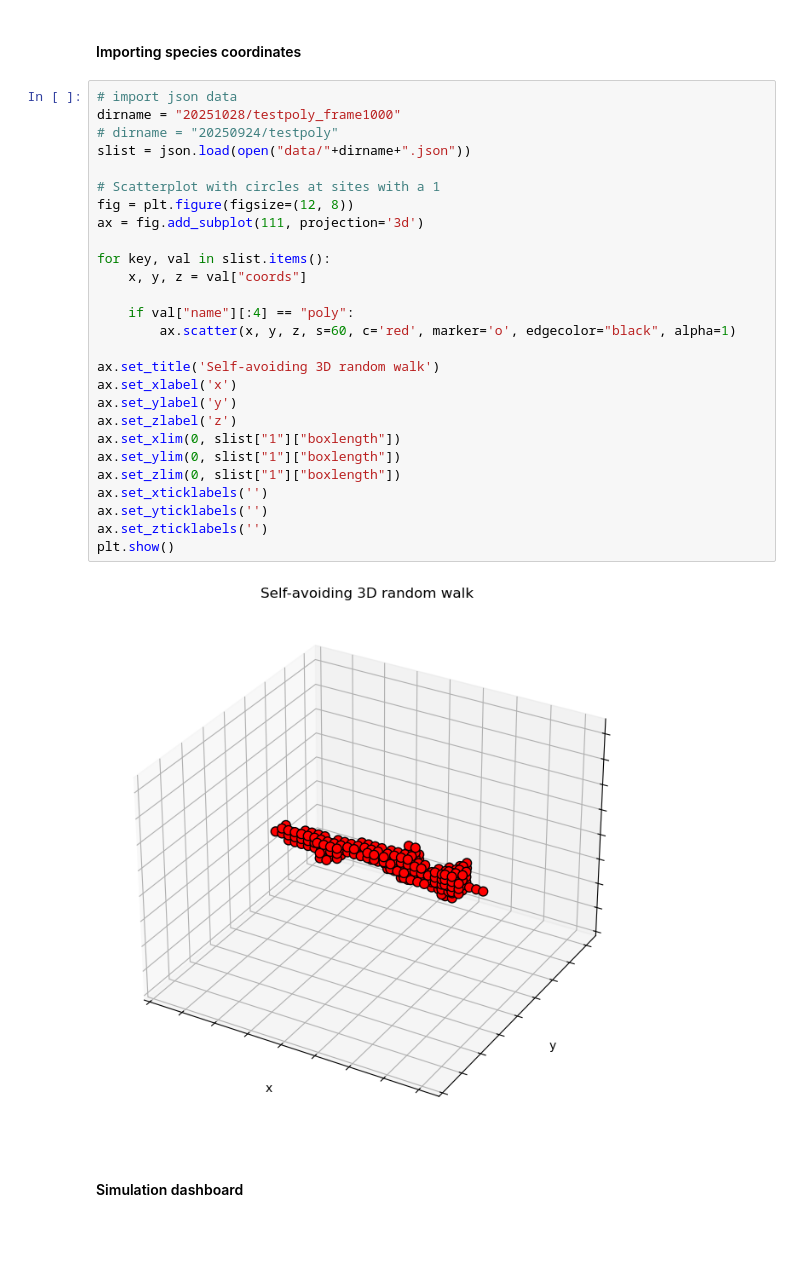
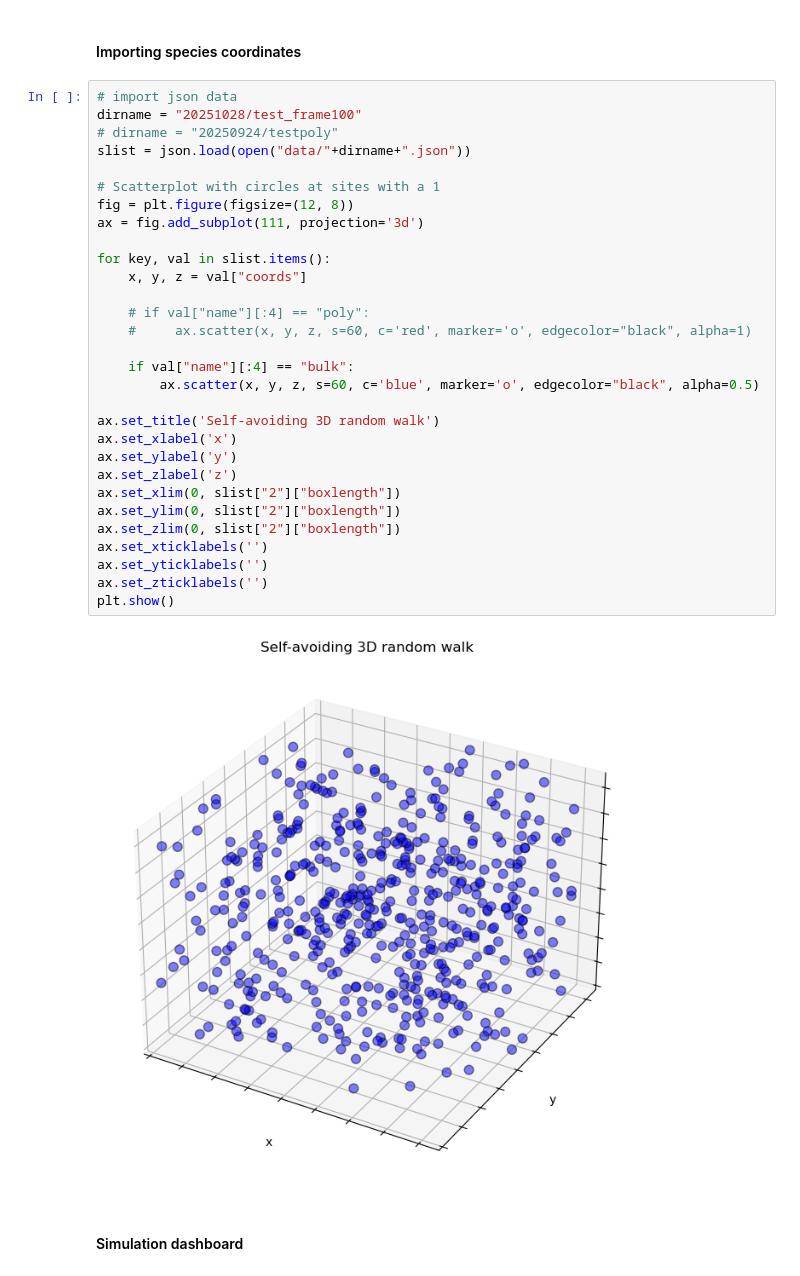
Before and after one commit to ta-rekt/Droplet, a Jupyter notebook: viz.ipynb, the cells around one changed output. Cells and saved outputs as stored; diff of their text form; blank space fills up the shorter version.

Commit message:
smell tests pass on bulk move

```diff
--- a/viz.ipynb
+++ b/viz.ipynb
@@ -50,33 +50,36 @@ plt.show()
 #### Importing species coordinates
 # %%
 # import json data
-dirname = "20251028/testpoly_frame1000"
+dirname = "20251028/test_frame100"
 # dirname = "20250924/testpoly"
 slist = json.load(open("data/"+dirname+".json"))
 
 # Scatterplot with circles at sites with a 1
 fig = plt.figure(figsize=(12, 8))
 ax = fig.add_subplot(111, projection='3d')
 
 for key, val in slist.items():
     x, y, z = val["coords"]
 
-    if val["name"][:4] == "poly":
-        ax.scatter(x, y, z, s=60, c='red', marker='o', edgecolor="black", alpha=1)
+    # if val["name"][:4] == "poly":
+    #     ax.scatter(x, y, z, s=60, c='red', marker='o', edgecolor="black", alpha=1)
+
+    if val["name"][:4] == "bulk":
+        ax.scatter(x, y, z, s=60, c='blue', marker='o', edgecolor="black", alpha=0.5)
 
 ax.set_title('Self-avoiding 3D random walk')
 ax.set_xlabel('x')
 ax.set_ylabel('y')
 ax.set_zlabel('z')
-ax.set_xlim(0, slist["1"]["boxlength"])
-ax.set_ylim(0, slist["1"]["boxlength"])
-ax.set_zlim(0, slist["1"]["boxlength"])
+ax.set_xlim(0, slist["2"]["boxlength"])
+ax.set_ylim(0, slist["2"]["boxlength"])
+ax.set_zlim(0, slist["2"]["boxlength"])
 ax.set_xticklabels('')
 ax.set_yticklabels('')
 ax.set_zticklabels('')
 plt.show()
 # %% [output]
-[figure, old version]
+[figure, new version]
 # %% [markdown]
 #### Simulation dashboard
 # %%
```
Also changed, not shown: 8 other files.
